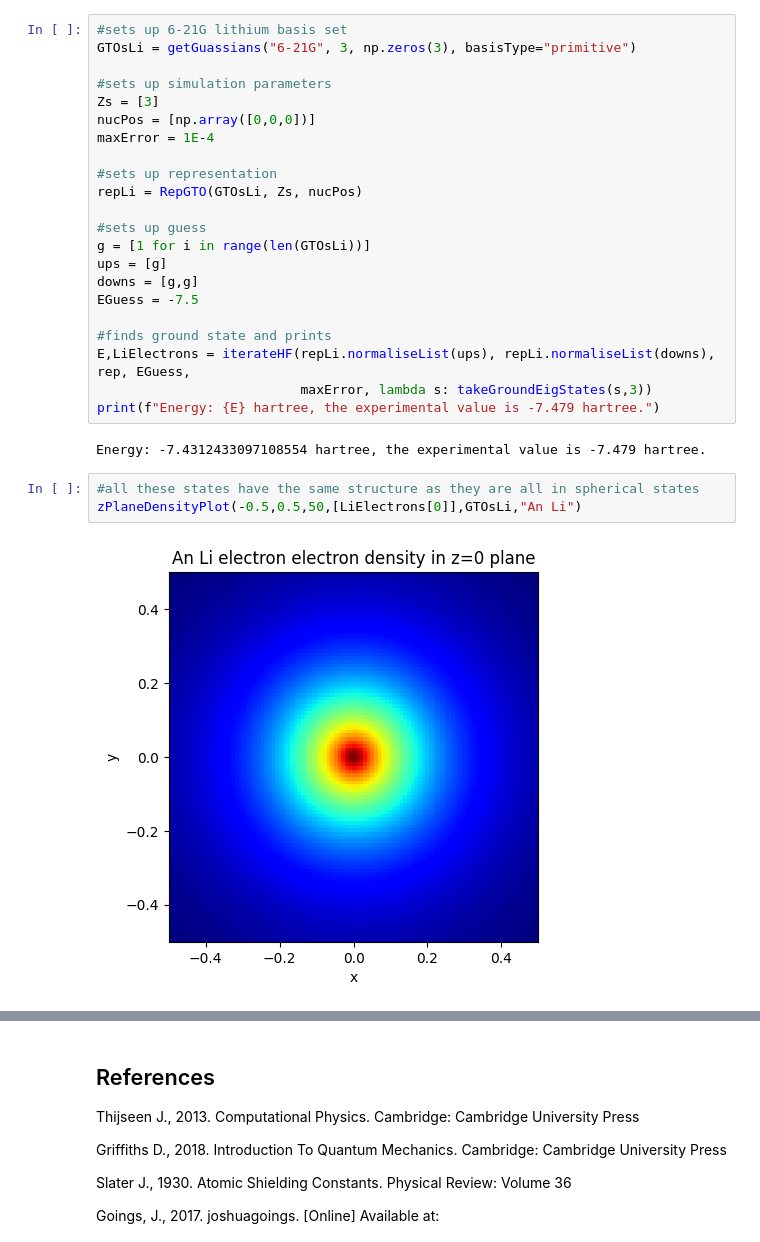
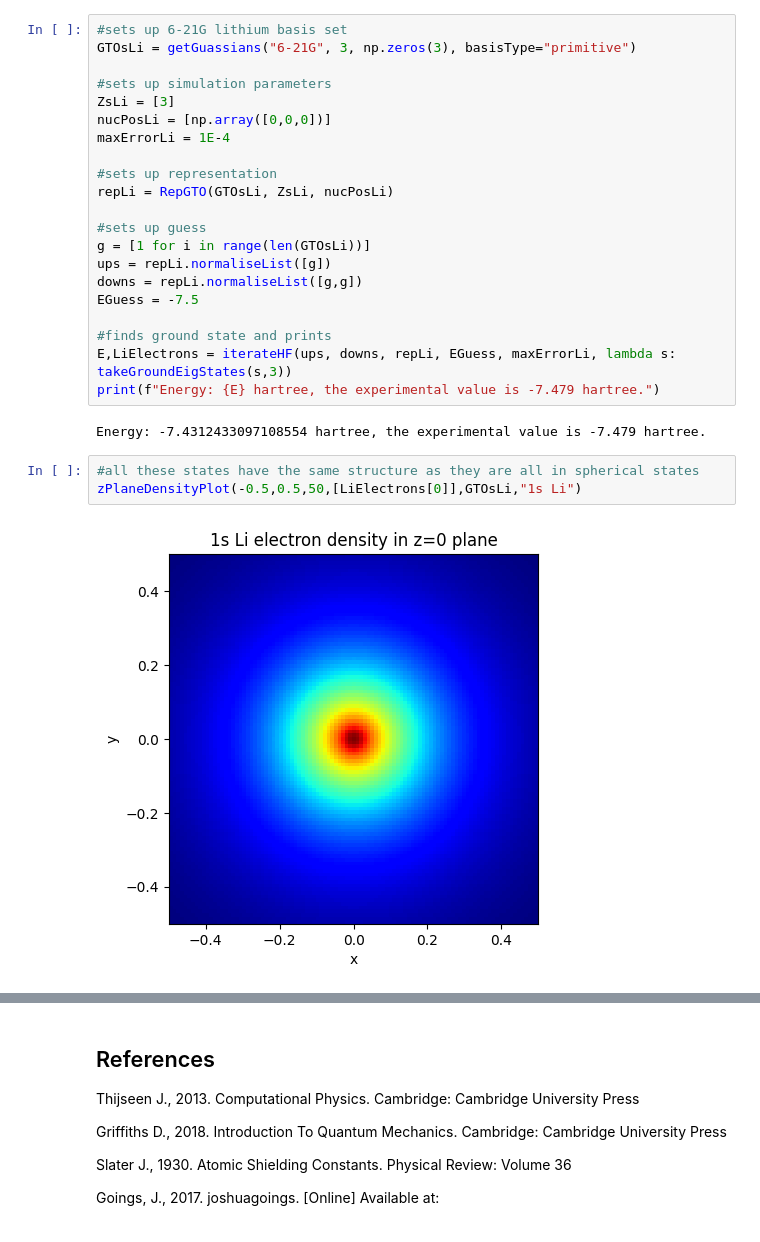
Before and after one commit to Williame33445/physics-projects, a Jupyter notebook: hartree_fock/hartree-fock-calculations.ipynb, the cells around one changed output, grey strips where cells are left out. Drawn from its saved outputs; the diff is of its cells as text.

```diff
--- a/hartree_fock/hartree-fock-calculations.ipynb
+++ b/hartree_fock/hartree-fock-calculations.ipynb
@@ -305,30 +262,29 @@ This code finds the ground state energy of Li and looks at the different electro
 GTOsLi = getGuassians("6-21G", 3, np.zeros(3), basisType="primitive")
 
 #sets up simulation parameters
-Zs = [3]
-nucPos = [np.array([0,0,0])]
-maxError = 1E-4
+ZsLi = [3]
+nucPosLi = [np.array([0,0,0])]
+maxErrorLi = 1E-4
 
 #sets up representation
-repLi = RepGTO(GTOsLi, Zs, nucPos)
+repLi = RepGTO(GTOsLi, ZsLi, nucPosLi)
 
 #sets up guess
 g = [1 for i in range(len(GTOsLi))]
-ups = [g]
-downs = [g,g]
+ups = repLi.normaliseList([g])
+downs = repLi.normaliseList([g,g])
 EGuess = -7.5
 
 #finds ground state and prints
-E,LiElectrons = iterateHF(repLi.normaliseList(ups), repLi.normaliseList(downs), rep, EGuess,
-                          maxError, lambda s: takeGroundEigStates(s,3))
+E,LiElectrons = iterateHF(ups, downs, repLi, EGuess, maxErrorLi, lambda s: takeGroundEigStates(s,3))
 print(f"Energy: {E} hartree, the experimental value is -7.479 hartree.")
 # %% [output]
 Energy: -7.4312433097108554 hartree, the experimental value is -7.479 hartree.
 # %%
 #all these states have the same structure as they are all in spherical states
-zPlaneDensityPlot(-0.5,0.5,50,[LiElectrons[0]],GTOsLi,"An Li")
+zPlaneDensityPlot(-0.5,0.5,50,[LiElectrons[0]],GTOsLi,"1s Li")
 # %% [output]
-[figure, old version]
+[figure, new version]
 # %% [markdown]
 ### O
 
```
Also changed, not shown: parts of 20 cells of this notebook.
